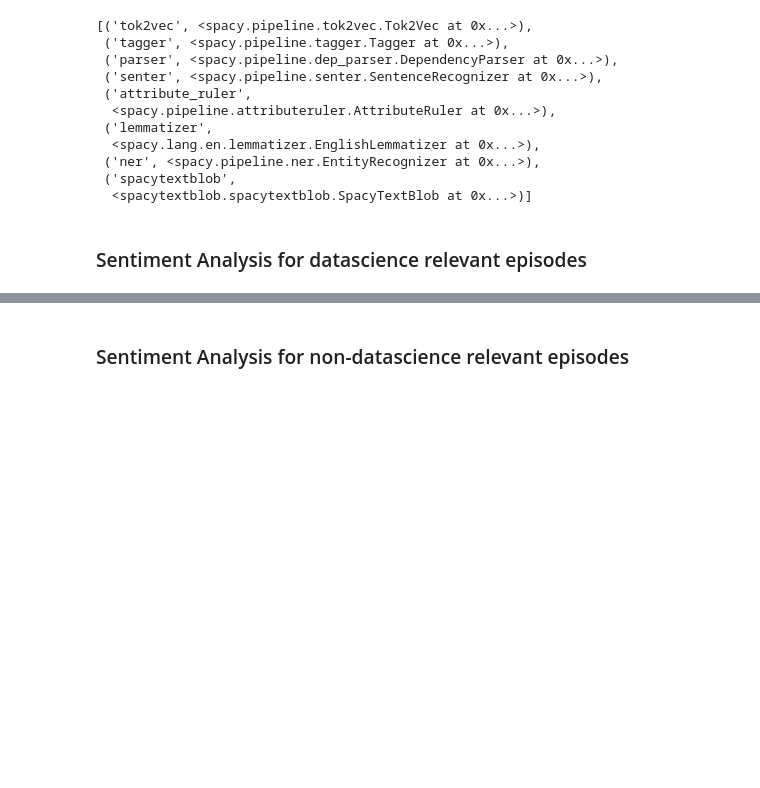
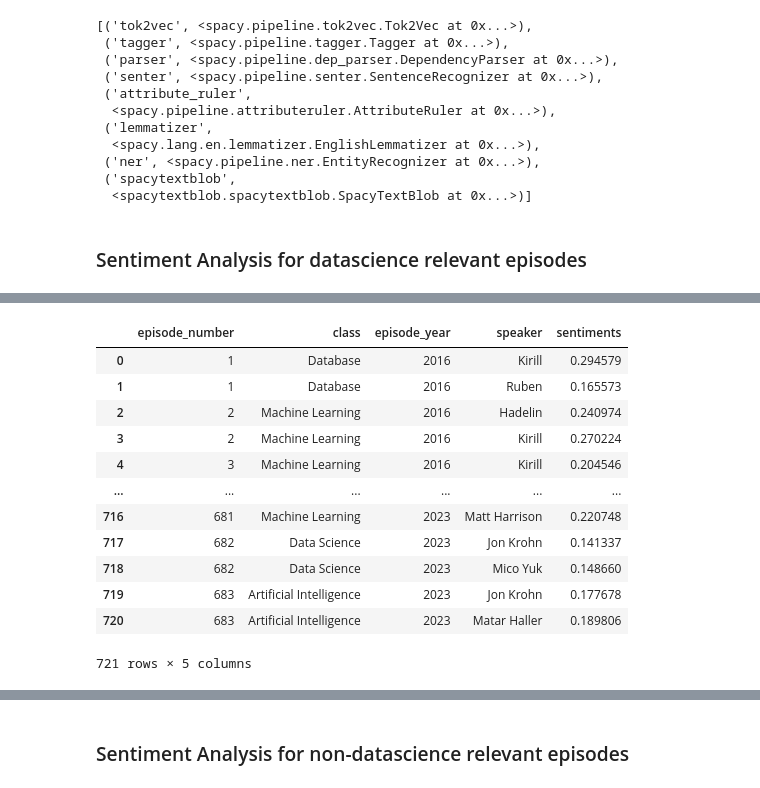
Before and after one commit to ashamaheshwari/SDS_podcast_analysis, a Jupyter notebook: notebooks/Sentiment Analysis.ipynb, the cells around one changed output, grey strips where cells are left out. Saved outputs shown, nothing was run; the diff lists cells and outputs as text; code cells hidden in the pictures; blank space fills up the shorter version.

```diff
--- a/notebooks/Sentiment Analysis.ipynb
+++ b/notebooks/Sentiment Analysis.ipynb
@@ -65,0 +82,18 @@ sds_data.to_csv('../data/sds_ds_sentiments.csv', index = False)
+# %%
+episode_sentiments = pd.DataFrame(sds_data.groupby(['episode_number', 'class', 'episode_year','speaker'])['sentiments'].mean()).reset_index()
+# %%
+episode_sentiments
+# %% [output]
+|  | episode_number | class | episode_year | speaker | sentiments |
+| 0 | 1 | Database | 2016 | Kirill | 0.294579 |
+| 1 | 1 | Database | 2016 | Ruben | 0.165573 |
+| 2 | 2 | Machine Learning | 2016 | Hadelin | 0.240974 |
+| 3 | 2 | Machine Learning | 2016 | Kirill | 0.270224 |
+| 4 | 3 | Machine Learning | 2016 | Kirill | 0.204546 |
+| ... | ... | ... | ... | ... | ... |
+| 716 | 681 | Machine Learning | 2023 | Matt Harrison | 0.220748 |
+| 717 | 682 | Data Science | 2023 | Jon Krohn | 0.141337 |
+| 718 | 682 | Data Science | 2023 | Mico Yuk | 0.148660 |
+| 719 | 683 | Artificial Intelligence | 2023 | Jon Krohn | 0.177678 |
+| 720 | 683 | Artificial Intelligence | 2023 | Matar Haller | 0.189806 |
+721 rows × 5 columns
```
Also changed, not shown: parts of 2 cells of this notebook, 1 other file.
